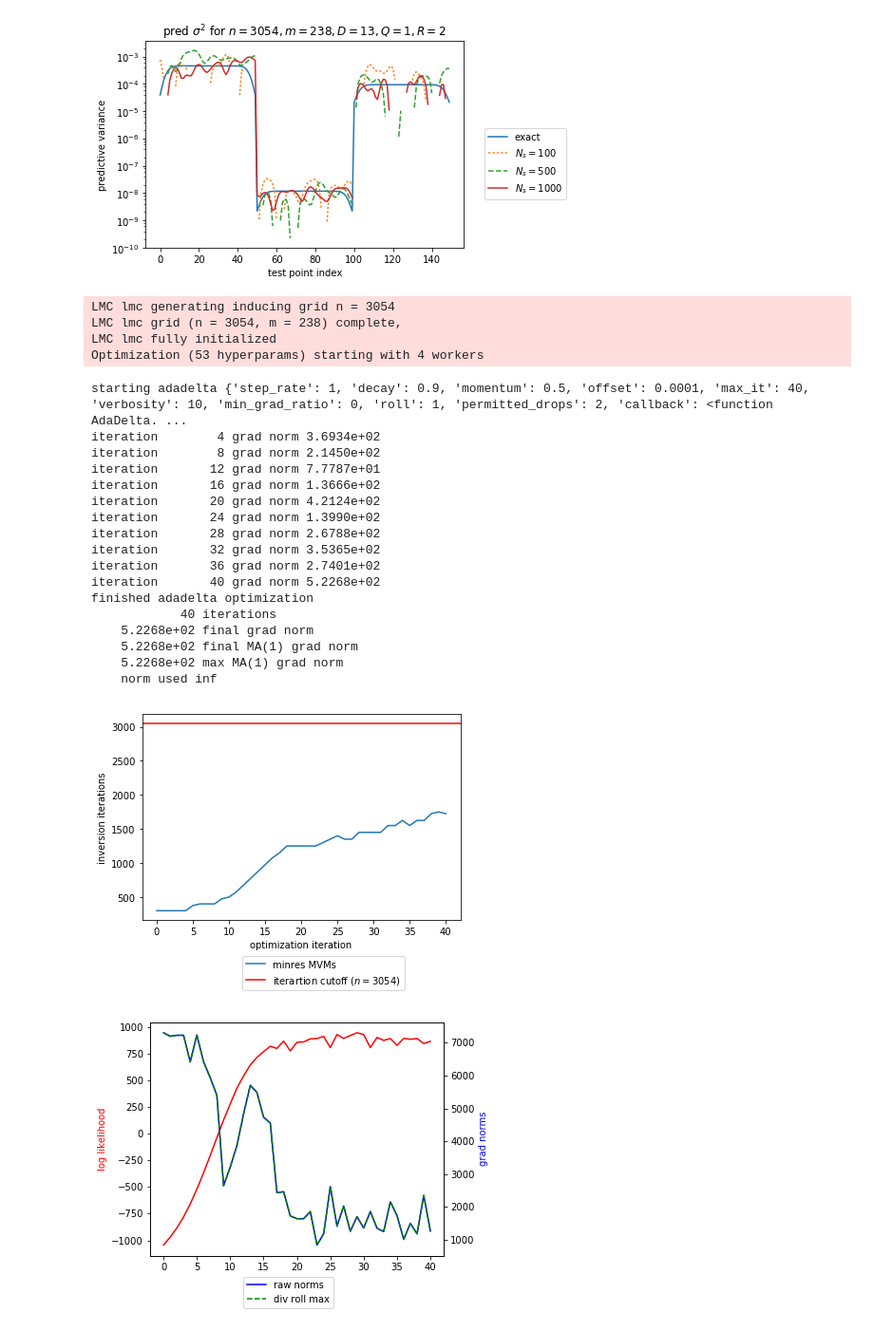
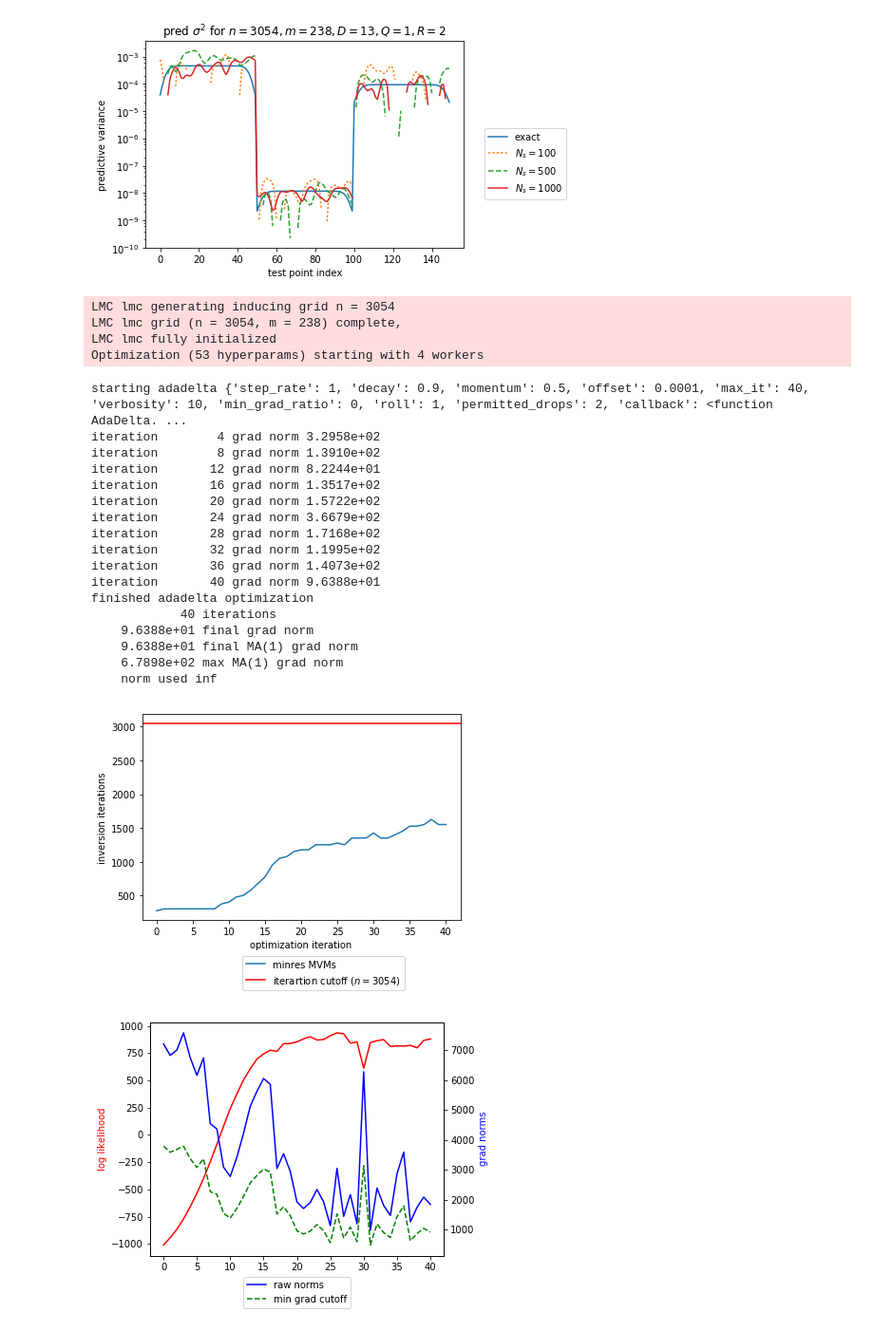
Before and after one commit to vlad17/runlmc, a Jupyter notebook: examples/fx2007.ipynb, the cells around one changed output. Shown at 95% size. Drawn from its saved outputs; the diff is of its cells as text; code cells hidden in the pictures.

```diff
--- a/examples/fx2007.ipynb
+++ b/examples/fx2007.ipynb
@@ -29,8 +29,10 @@ ranks = [2]
 # the columns with nonzero test holdout are in test_fx
 xss, yss, test_xss, test_yss, test_fx, cols = foreign_exchange_2007()
 # %%
+np.random.seed(1234)
 lmc = LMC(xss, yss, kernels=ks, ranks=ranks)
-opt = AdaDelta(verbosity=20, min_grad_ratio=0.1)
+lmc.noise[:] = np.ones_like(lmc.noise)
+opt = AdaDelta(verbosity=20, min_grad_ratio=0.5)
 with contexttimer.Timer() as t:
     lmc.optimize(optimizer=opt)
 pred_yss, pred_vss = lmc.predict(test_xss)
@@ -199,7 +201,9 @@ plt.show()
 [figure]
 # %%
 # also takes ~10 min
+np.random.seed(1234)
 lmc_with_metrics = LMC(xss, yss, kernels=ks, ranks=ranks, metrics=True)
+lmc.noise[:] = np.ones_like(lmc.noise)
 lmc_with_metrics.optimize(optimizer=AdaDelta(
         # Force full 40 iterations with ratio = 0
         verbosity=10, max_it=40, min_grad_ratio=0))
@@ -209,21 +213,21 @@ LMC lmc grid (n = 3054, m = 238) complete,
 LMC lmc fully initialized
 Optimization (53 hyperparams) starting with 4 workers
 starting adadelta {'step_rate': 1, 'decay': 0.9, 'momentum': 0.5, 'offset': 0.0001, 'max_it': 40, 'verbosity': 10, 'min_grad_ratio': 0, 'roll': 1, 'permitted_drops': 2, 'callback': <function AdaDelta. ...
-iteration        4 grad norm 3.6934e+02
-iteration        8 grad norm 2.1450e+02
-iteration       12 grad norm 7.7787e+01
-iteration       16 grad norm 1.3666e+02
-iteration       20 grad norm 4.2124e+02
-iteration       24 grad norm 1.3990e+02
-iteration       28 grad norm 2.6788e+02
-iteration       32 grad norm 3.5365e+02
-iteration       36 grad norm 2.7401e+02
-iteration       40 grad norm 5.2268e+02
+iteration        4 grad norm 3.2958e+02
+iteration        8 grad norm 1.3910e+02
+iteration       12 grad norm 8.2244e+01
+iteration       16 grad norm 1.3517e+02
+iteration       20 grad norm 1.5722e+02
+iteration       24 grad norm 3.6679e+02
+iteration       28 grad norm 1.7168e+02
+iteration       32 grad norm 1.1995e+02
+iteration       36 grad norm 1.4073e+02
+iteration       40 grad norm 9.6388e+01
 finished adadelta optimization
             40 iterations
-    5.2268e+02 final grad norm
-    5.2268e+02 final MA(1) grad norm
-    5.2268e+02 max MA(1) grad norm
+    9.6388e+01 final grad norm
+    9.6388e+01 final MA(1) grad norm
+    6.7898e+02 max MA(1) grad norm
     norm used inf
 # %%
 def moving_average(a, n) :
@@ -240,25 +244,25 @@ def div_rolled_max(a, n):
 # %%
 plt.plot(lmc_with_metrics.metrics.iterations, label='minres MVMs')
 n = len(lmc_with_metrics.y)
 plt.axhline(n, label='iterartion cutoff ($n={}$)'.format(n), c='r')
 plt.xlabel('optimization iteration')
 plt.ylabel('inversion iterations')
 plt.legend(bbox_to_anchor=(.3, -0.15), loc=2)
 plt.show()
 
 fig, ax1 = plt.subplots()
 ax1.plot(lmc_with_metrics.metrics.log_likely, c='r')
 ax1.set_ylabel('log likelihood', color='r')
 ax2 = ax1.twinx()
 ax2.plot(lmc_with_metrics.metrics.grad_norms, c='b', label='raw norms')
 
 # Roll = 1 by default
-ax2.plot(div_rolled_max(lmc_with_metrics.metrics.grad_norms, 1), c='g', ls='--',
-         label='div roll max')
+ax2.plot(0.5 * div_rolled_max(lmc_with_metrics.metrics.grad_norms, 1), c='g', ls='--',
+         label='min grad cutoff')
 ax2.set_ylabel('grad norms', color='b')
 fig.tight_layout()
 plt.legend(bbox_to_anchor=(.3, -.07), loc=2)
 plt.show()
 # %% [output]
-[figure, old version]
+[figure, new version]
-[figure, old version]
+[figure, new version]
```
Also changed, not shown: parts of 5 cells of this notebook.
